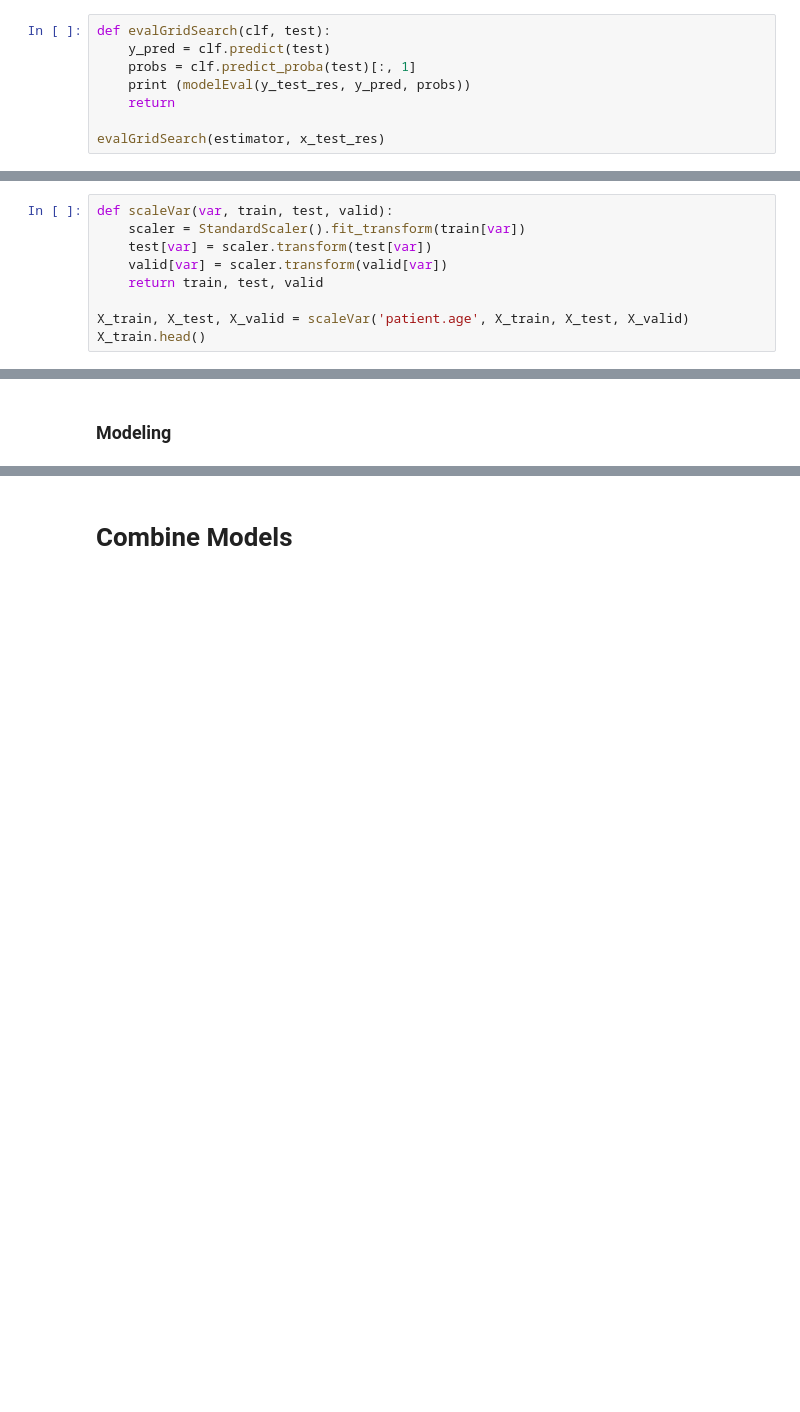
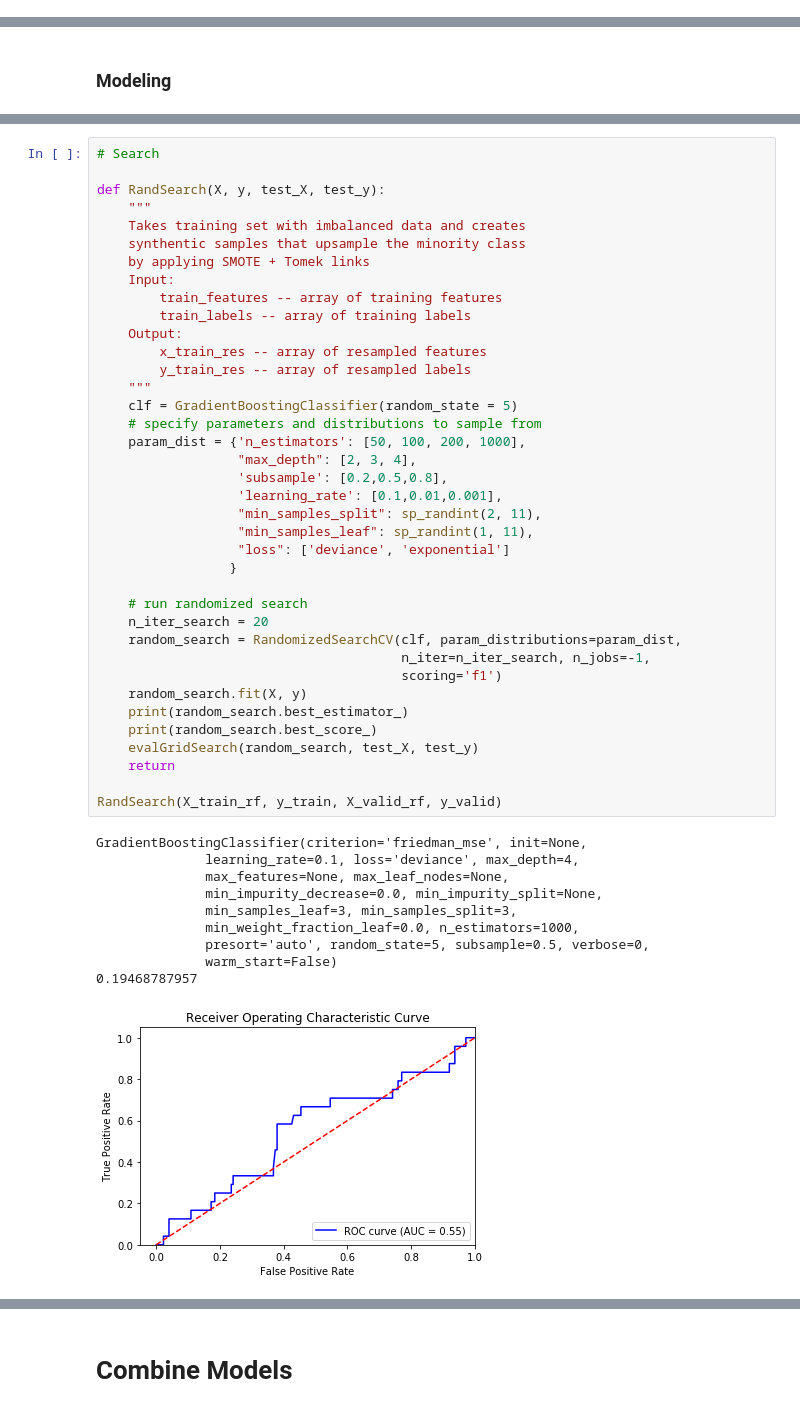
Before and after one commit to tobiolatunji/3DMRI-breast-cancer-staging, a Jupyter notebook: MMDx-breast-cancer.ipynb, the cells around one changed output, grey strips where cells are left out. Drawn from its saved outputs; the diff is of its cells as text; blank space fills up the shorter version.

Commit message:
Added working clinical data model

```diff
--- a/MMDx-breast-cancer.ipynb
+++ b/MMDx-breast-cancer.ipynb
@@ -1335,11 +1352,3 @@ Pipeline(memory=None,
           solver='liblinear', tol=0.0001, verbose=0, warm_start=False))])
 0.963553573455
 {'logistic__C': 10000.0, 'pca__n_components': 600}
-# %%
-def evalGridSearch(clf, test):
-    y_pred = clf.predict(test)
-    probs = clf.predict_proba(test)[:, 1]
-    print (modelEval(y_test_res, y_pred, probs))
-    return
-
-evalGridSearch(estimator, x_test_res)
@@ -1543,11 +1583,2 @@ Name: class, dtype: int64
 # %% [markdown]
 #### Normalize (Standardize) Age variable
-# %%
-def scaleVar(var, train, test, valid):
-    scaler = StandardScaler().fit_transform(train[var])
-    test[var] = scaler.transform(test[var])
-    valid[var] = scaler.transform(valid[var])
-    return train, test, valid
-
-X_train, X_test, X_valid = scaleVar('patient.age', X_train, X_test, X_valid)
-X_train.head()
@@ -1654,0 +1773,49 @@ print (modelEval(y_test, y_pred, probs))
+# %%
+# Search
+
+def RandSearch(X, y, test_X, test_y):
+    """
+    Takes training set with imbalanced data and creates
+    synthentic samples that upsample the minority class
+    by applying SMOTE + Tomek links
+    Input:
+        train_features -- array of training features
+        train_labels -- array of training labels
+    Output:
+        x_train_res -- array of resampled features
+        y_train_res -- array of resampled labels
+    """
+    clf = GradientBoostingClassifier(random_state = 5)
+    # specify parameters and distributions to sample from
+    param_dist = {'n_estimators': [50, 100, 200, 1000],
+                  "max_depth": [2, 3, 4],
+                  'subsample': [0.2,0.5,0.8],
+                  'learning_rate': [0.1,0.01,0.001],
+                  "min_samples_split": sp_randint(2, 11),
+                  "min_samples_leaf": sp_randint(1, 11),
+                  "loss": ['deviance', 'exponential']
+                 }
+
+    # run randomized search
+    n_iter_search = 20
+    random_search = RandomizedSearchCV(clf, param_distributions=param_dist,
+                                       n_iter=n_iter_search, n_jobs=-1,
+                                       scoring='f1')
+    random_search.fit(X, y)
+    print(random_search.best_estimator_)
+    print(random_search.best_score_)
+    evalGridSearch(random_search, test_X, test_y)
+    return
+
+RandSearch(X_train_rf, y_train, X_valid_rf, y_valid)
+# %% [output]
+GradientBoostingClassifier(criterion='friedman_mse', init=None,
+              learning_rate=0.1, loss='deviance', max_depth=4,
+              max_features=None, max_leaf_nodes=None,
+              min_impurity_decrease=0.0, min_impurity_split=None,
+              min_samples_leaf=3, min_samples_split=3,
+              min_weight_fraction_leaf=0.0, n_estimators=1000,
+              presort='auto', random_state=5, subsample=0.5, verbose=0,
+              warm_start=False)
+0.19468787957
+[figure, added]
```
Also changed, not shown: parts of 26 cells of this notebook.
